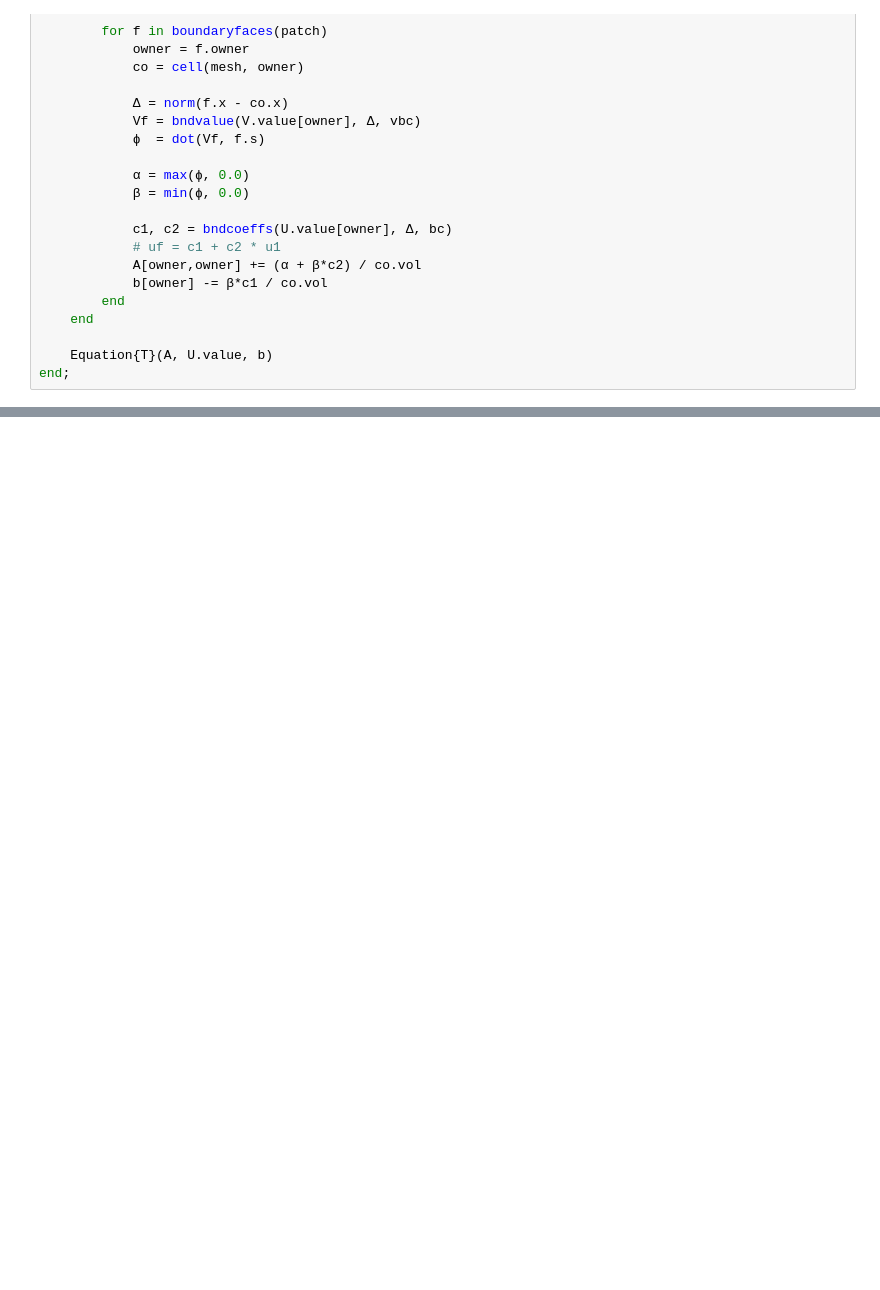
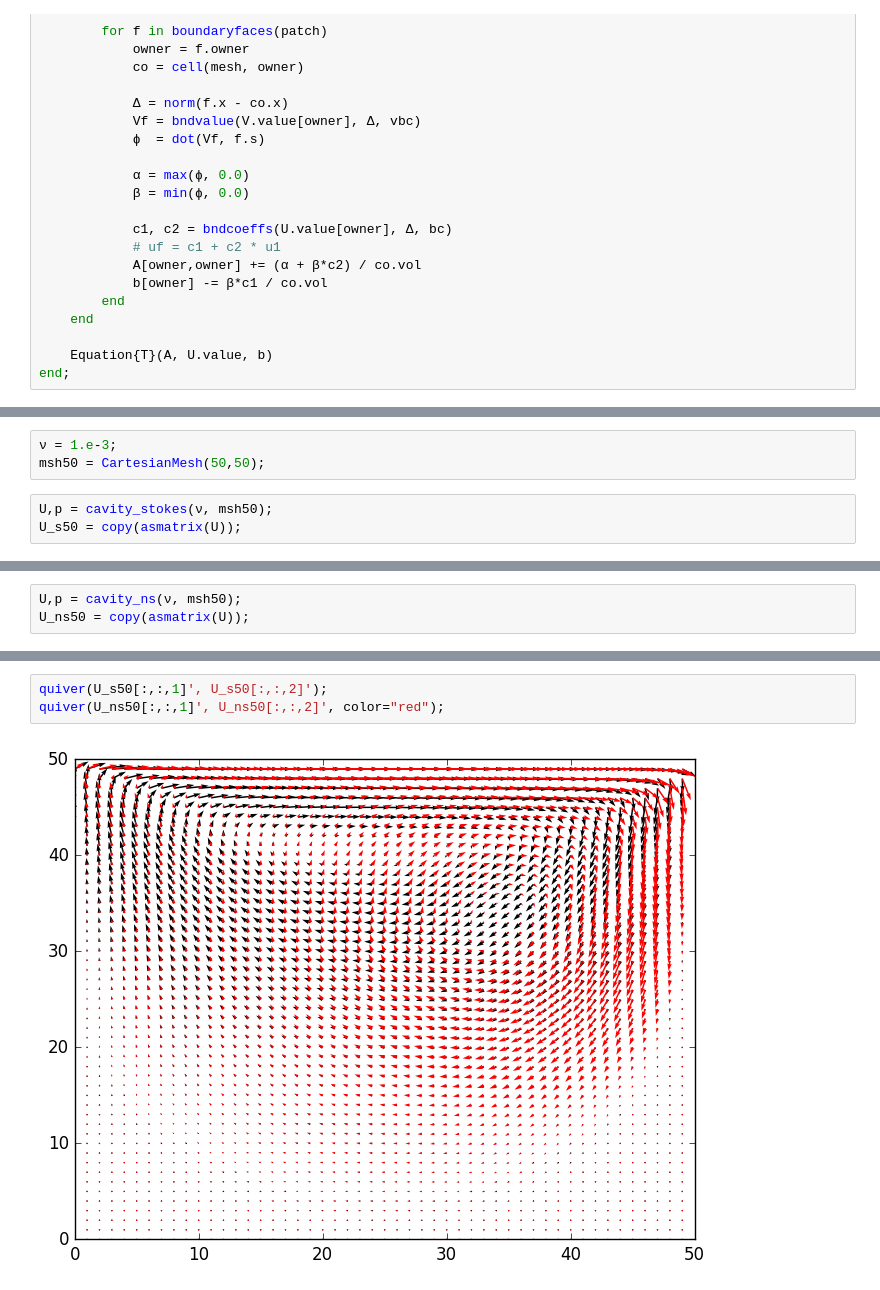
Before and after one commit to furstj/NSP, a Jupyter notebook: lessons/03_navier_stokes.ipynb, the cells around one changed output, grey strips where cells are left out. Cells and saved outputs as stored; diff of their text form; blank space fills up the shorter version.

```diff
--- a/lessons/03_navier_stokes.ipynb
+++ b/lessons/03_navier_stokes.ipynb
@@ -423,0 +446,6 @@ quiver(Uns[:,:,1]', Uns[:,:,2]', color="red");
+# %%
+ν = 1.e-3;
+msh50 = CartesianMesh(50,50);
+# %%
+U,p = cavity_stokes(ν, msh50);
+U_s50 = copy(asmatrix(U));
@@ -423,0 +464,3 @@ quiver(Uns[:,:,1]', Uns[:,:,2]', color="red");
+# %%
+U,p = cavity_ns(ν, msh50);
+U_ns50 = copy(asmatrix(U));
@@ -423,0 +479,5 @@ quiver(Uns[:,:,1]', Uns[:,:,2]', color="red");
+# %%
+quiver(U_s50[:,:,1]', U_s50[:,:,2]');
+quiver(U_ns50[:,:,1]', U_ns50[:,:,2]', color="red");
+# %% [output]
+[figure, added]
```
Also changed, not shown: parts of 17 cells of this notebook, 1 other file.
